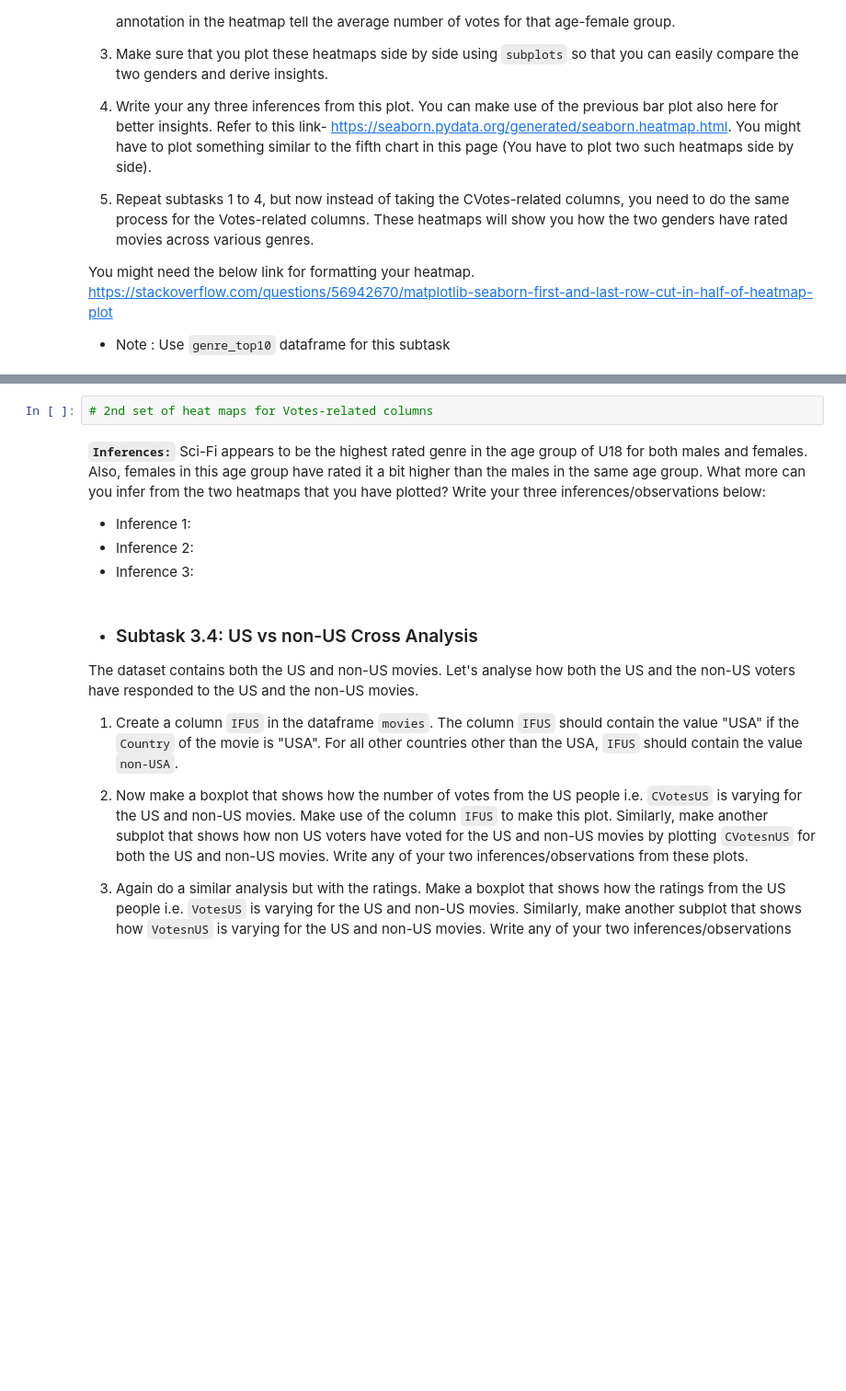
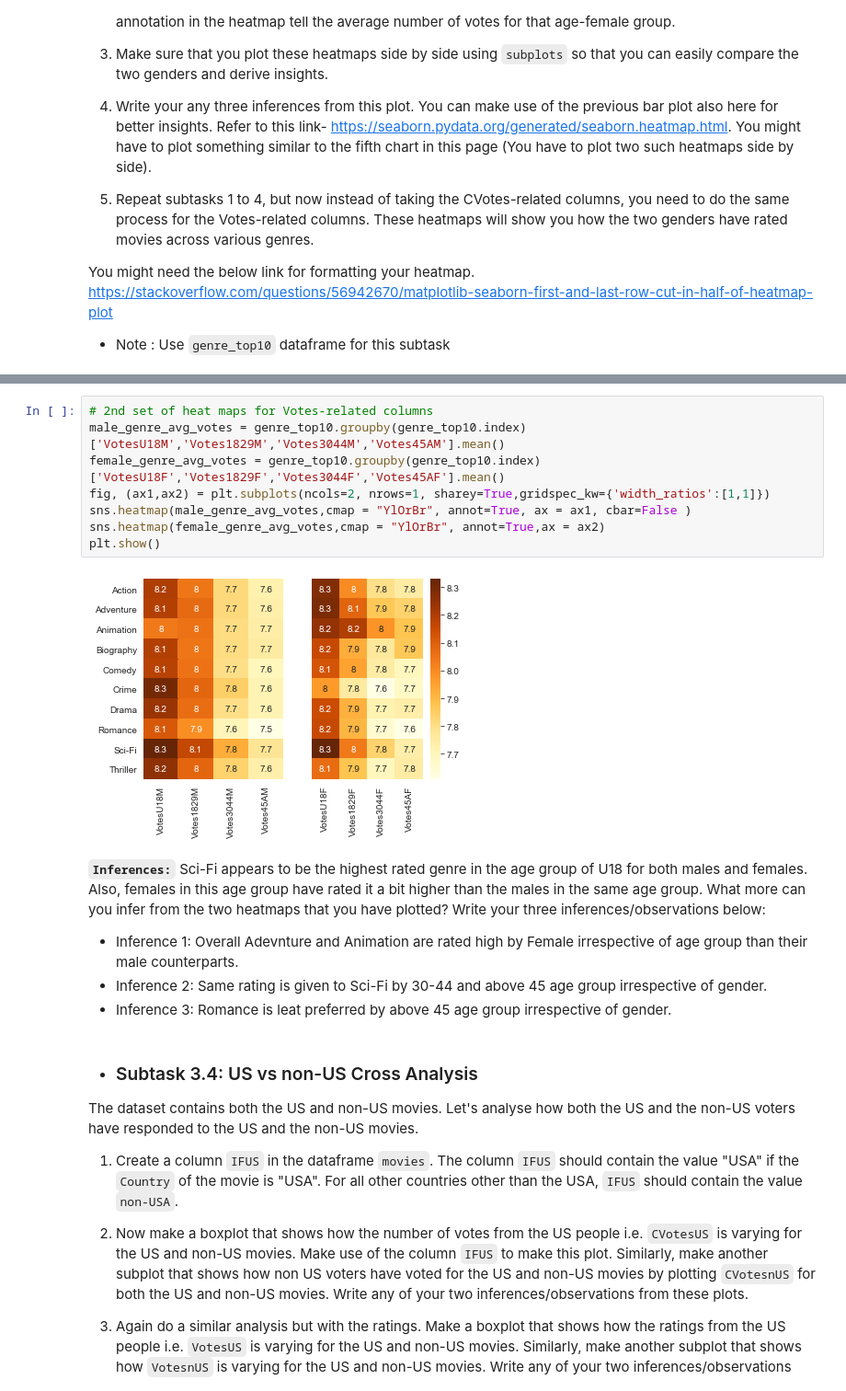
Before and after one commit to sushma3690/UP_1, a Jupyter notebook: IMDb+Movie+Assignment_stub_2.ipynb, the cells around one changed output, grey strips where cells are left out. Shown: that part at 92% size. Drawn from its saved outputs; the diff is of its cells as text; blank space fills up the shorter version.

```diff
--- a/IMDb+Movie+Assignment_stub_2.ipynb
+++ b/IMDb+Movie+Assignment_stub_2.ipynb
@@ -501,10 +523,18 @@ https://stackoverflow.com/questions/56942670/matplotlib-seaborn-first-and-last-r
-# %%
-# 2nd set of heat maps for Votes-related columns
+# %%
+# 2nd set of heat maps for Votes-related columns
+male_genre_avg_votes = genre_top10.groupby(genre_top10.index)['VotesU18M','Votes1829M','Votes3044M','Votes45AM'].mean()
+female_genre_avg_votes = genre_top10.groupby(genre_top10.index)['VotesU18F','Votes1829F','Votes3044F','Votes45AF'].mean()
+fig, (ax1,ax2) = plt.subplots(ncols=2, nrows=1, sharey=True,gridspec_kw={'width_ratios':[1,1]})
+sns.heatmap(male_genre_avg_votes,cmap = "YlOrBr", annot=True, ax = ax1, cbar=False )
+sns.heatmap(female_genre_avg_votes,cmap = "YlOrBr", annot=True,ax = ax2)
+plt.show()
+# %% [output]
+[figure, added]
 # %% [markdown]
 **`Inferences:`** Sci-Fi appears to be the highest rated genre in the age group of U18 for both males and females. Also, females in this age group have rated it a bit higher than the males in the same age group. What more can you infer from the two heatmaps that you have plotted? Write your three inferences/observations below:
-- Inference 1:
-- Inference 2:
-- Inference 3:
+- Inference 1: Overall Adevnture and Animation are rated high by Female irrespective of age group than their male counterparts.
+- Inference 2: Same rating is given to Sci-Fi by 30-44 and above 45 age group irrespective of gender.
+- Inference 3: Romance is leat preferred by above 45 age group irrespective of gender.
 # %% [markdown]
 -  ###  Subtask 3.4: US vs non-US Cross Analysis
 
```
Also changed, not shown: parts of 12 cells of this notebook.
